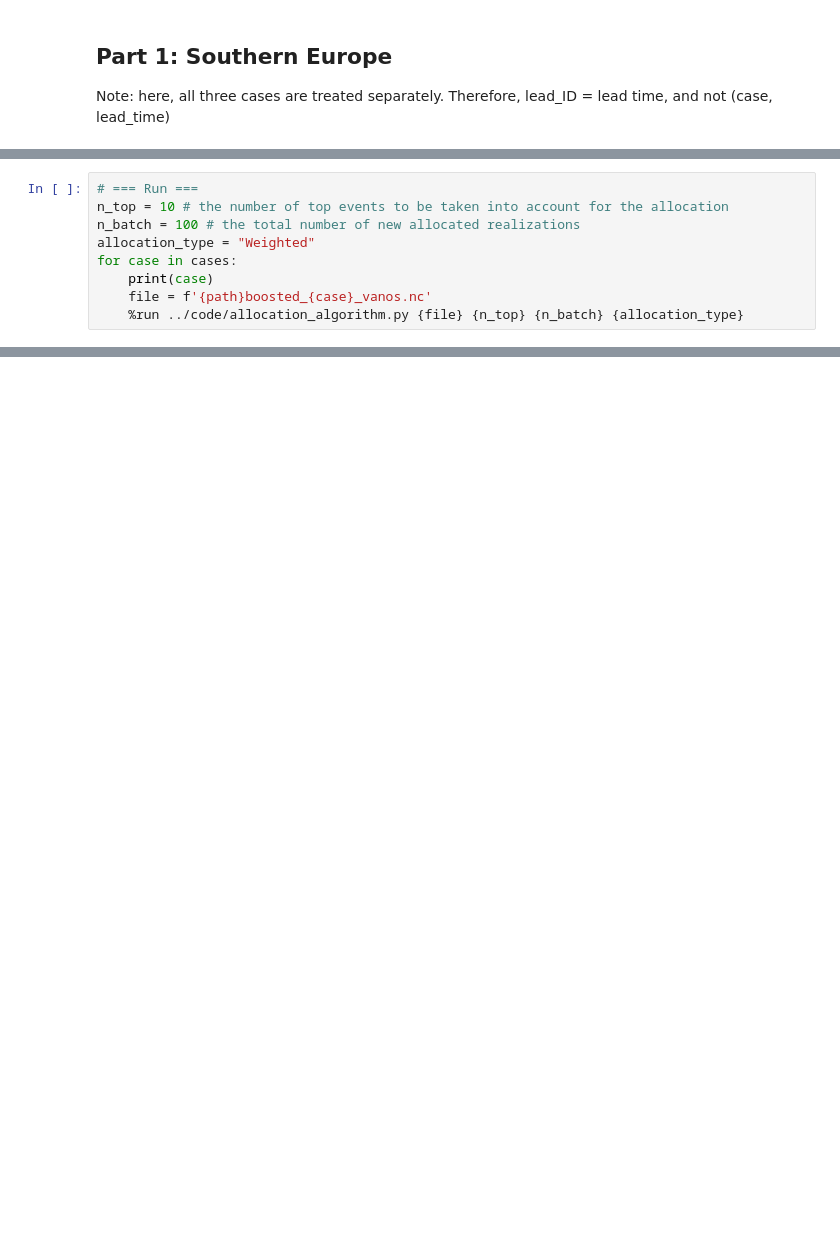
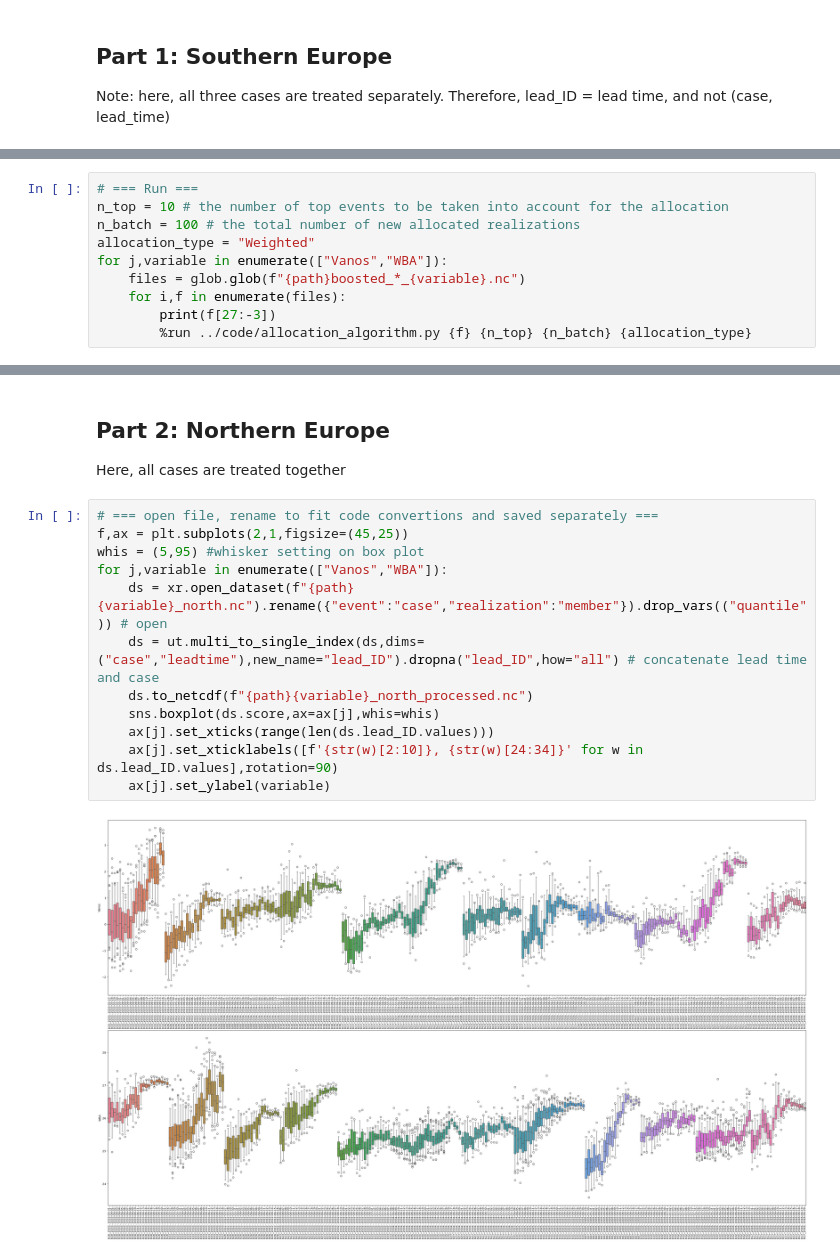
Before and after one commit to luna-bloin/Boost_optimization, a Jupyter notebook: notebooks/run_alloc_algo.ipynb, the cells around one changed output, grey strips where cells are left out. Saved outputs shown, nothing was run; the diff lists cells and outputs as text; blank space fills up the shorter version.

```diff
--- a/notebooks/run_alloc_algo.ipynb
+++ b/notebooks/run_alloc_algo.ipynb
@@ -40,8 +46,9 @@ Text(0, 0.5, 'Maximum temperature [$^\\circ$C]')
 n_top = 10 # the number of top events to be taken into account for the allocation
 n_batch = 100 # the total number of new allocated realizations
 allocation_type = "Weighted"
-for case in cases:
-    print(case)
-    file = f'{path}boosted_{case}_vanos.nc'
-    %run ../code/allocation_algorithm.py {file} {n_top} {n_batch} {allocation_type}
+for j,variable in enumerate(["Vanos","WBA"]):
+    files = glob.glob(f"{path}boosted_*_{variable}.nc")
+    for i,f in enumerate(files):
+        print(f[27:-3])
+        %run ../code/allocation_algorithm.py {f} {n_top} {n_batch} {allocation_type}
 # %% [output]
@@ -56,0 +73,17 @@ opening ../inputs/tor_runs/boosted_b16_2031_vanos.nc, allocation length = 10, ba
+# %% [markdown]
+## Part 2: Northern Europe
+Here, all cases are treated together
+# %%
+# === open file, rename to fit code convertions and saved separately ===
+f,ax = plt.subplots(2,1,figsize=(45,25))
+whis = (5,95) #whisker setting on box plot
+for j,variable in enumerate(["Vanos","WBA"]):
+    ds = xr.open_dataset(f"{path}{variable}_north.nc").rename({"event":"case","realization":"member"}).drop_vars(("quantile")) # open
+    ds = ut.multi_to_single_index(ds,dims=("case","leadtime"),new_name="lead_ID").dropna("lead_ID",how="all") # concatenate lead time and case
+    ds.to_netcdf(f"{path}{variable}_north_processed.nc")
+    sns.boxplot(ds.score,ax=ax[j],whis=whis)
+    ax[j].set_xticks(range(len(ds.lead_ID.values)))
+    ax[j].set_xticklabels([f'{str(w)[2:10]}, {str(w)[24:34]}' for w in ds.lead_ID.values],rotation=90)
+    ax[j].set_ylabel(variable)
+# %% [output]
+[figure, added]
```
Also changed, not shown: parts of 5 cells of this notebook, 4 other files.
